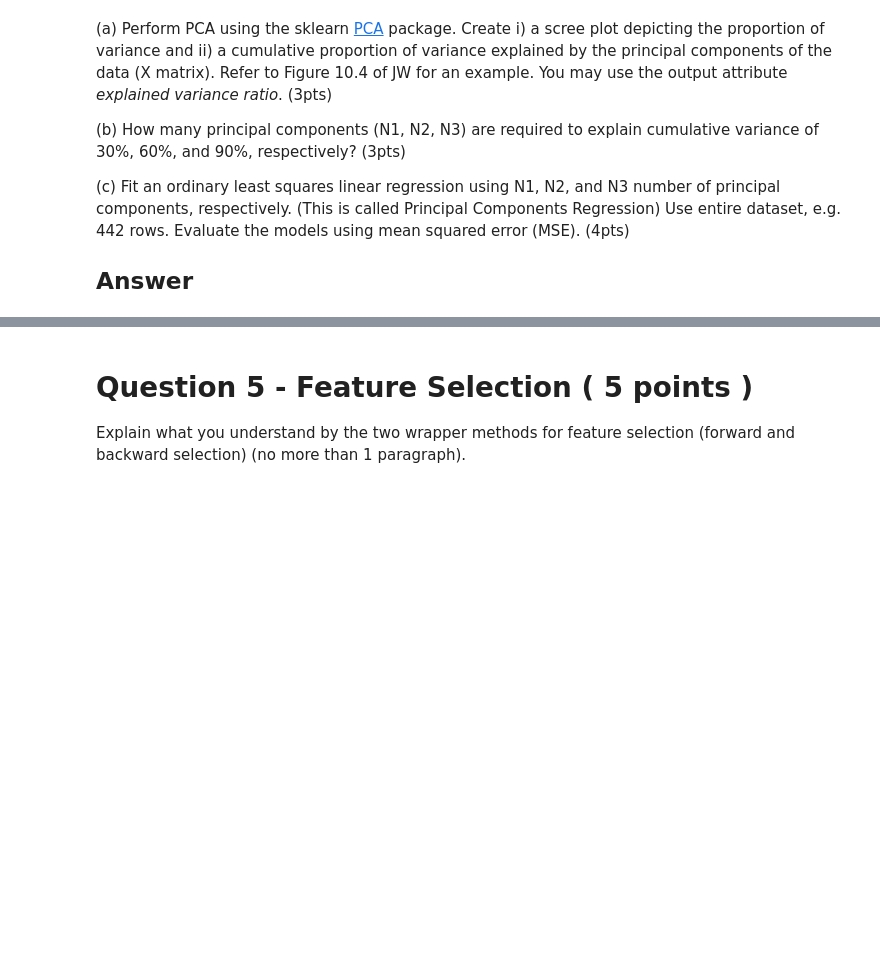
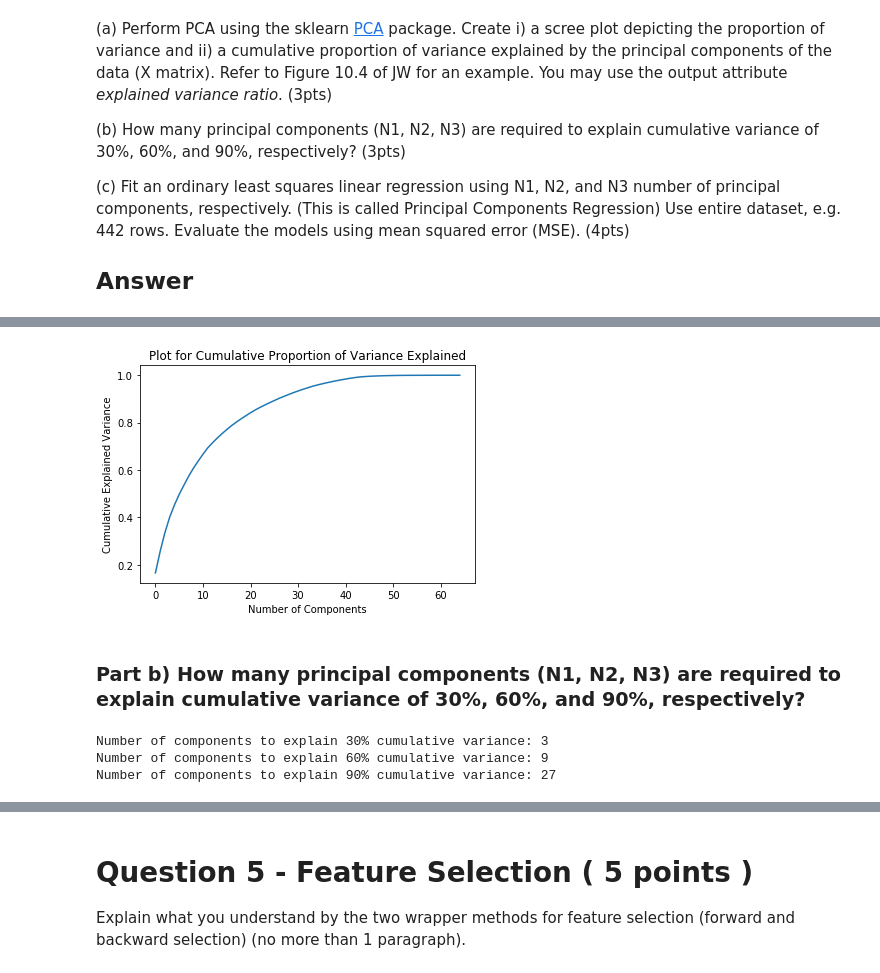
Before and after one commit to meysubb/Advanced_Pred_Models, a Jupyter notebook: Assignment_2/MIS382-HW2-Lai.ipynb, the cells around one changed output, grey strips where cells are left out. Saved outputs shown, nothing was run; the diff lists cells and outputs as text; code cells hidden in the pictures; blank space fills up the shorter version.

```diff
--- a/Assignment_2/MIS382-HW2-Lai.ipynb
+++ b/Assignment_2/MIS382-HW2-Lai.ipynb
@@ -189,0 +189,20 @@ plt.show()
+# %%
+# ii) Plot depicting cumulative proportion of variance explained by principal components
+plt.plot(np.cumsum(pca.explained_variance_ratio_))
+plt.title('Plot for Cumulative Proportion of Variance Explained')
+plt.xlabel('Number of Components')
+plt.ylabel('Cumulative Explained Variance')
+plt.show()
+# %% [output]
+[figure, added]
+# %% [markdown]
+### Part b) How many principal components (N1, N2, N3) are required to explain cumulative variance of 30%, 60%, and 90%, respectively?
+# %%
+cum_variance = np.cumsum(pca.explained_variance_ratio_)
+print 'Number of components to explain 30% cumulative variance:', len(cum_variance[np.where(cum_variance <= .30)])+1
+print 'Number of components to explain 60% cumulative variance:', len(cum_variance[np.where(cum_variance <= .60)])+1
+print 'Number of components to explain 90% cumulative variance:', len(cum_variance[np.where(cum_variance <= .90)])+1
+# %% [output]
+Number of components to explain 30% cumulative variance: 3
+Number of components to explain 60% cumulative variance: 9
+Number of components to explain 90% cumulative variance: 27
```
Also changed, not shown: parts of 11 cells of this notebook.
